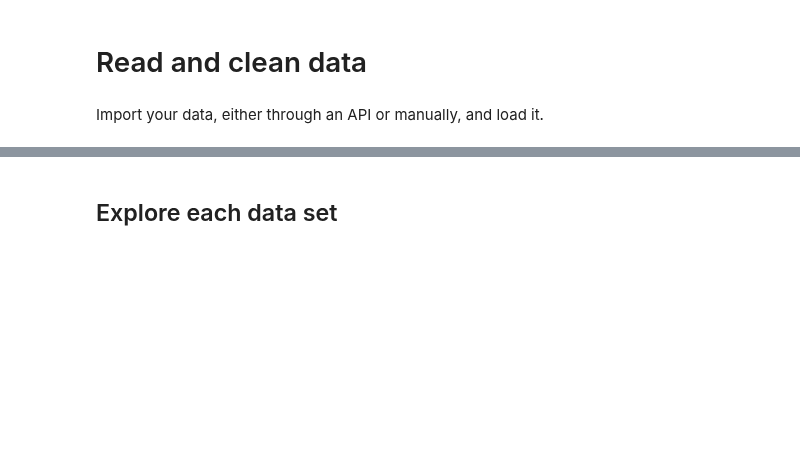
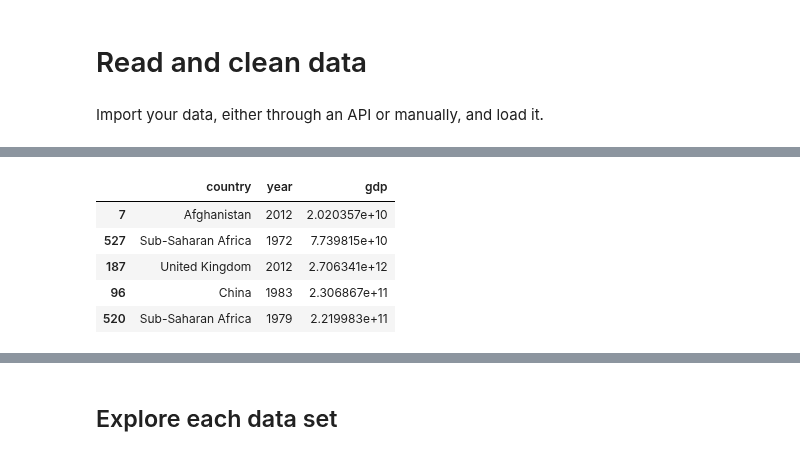
Before and after one commit to NumEconCopenhagen/projects-2023-the-best-duo, a Jupyter notebook: dataproject/dataproject.ipynb, the cells around one changed output, grey strips where cells are left out. Cells and saved outputs as stored; diff of their text form; code cells hidden in the pictures; blank space fills up the shorter version.

```diff
--- a/dataproject/dataproject.ipynb
+++ b/dataproject/dataproject.ipynb
@@ -217,0 +128,13 @@ exch_stud.to_csv('exch_stud.csv', index=False)
+# %%
+wb_gdp = wb.download(indicator='NY.GDP.MKTP.CD', country=['VEN','MEX', 'AFG', 'USA', 'SSF', 'SGP', 'CHN', 'GBR', 'ESP', 'QAT', 'ROU'], start=1960, end=2019)
+
+wb_gdp = wb_gdp.rename(columns = {'NY.GDP.MKTP.CD':'gdp'})
+wb_gdp = wb_gdp.reset_index()
+wb_gdp.sample(5)
+# %% [output]
+|  | country | year | gdp |
+| 7 | Afghanistan | 2012 | 2.020357e+10 |
+| 527 | Sub-Saharan Africa | 1972 | 7.739815e+10 |
+| 187 | United Kingdom | 2012 | 2.706341e+12 |
+| 96 | China | 1983 | 2.306867e+11 |
+| 520 | Sub-Saharan Africa | 1979 | 2.219983e+11 |
```
Also changed, not shown: parts of 20 cells of this notebook, 4 other files.
